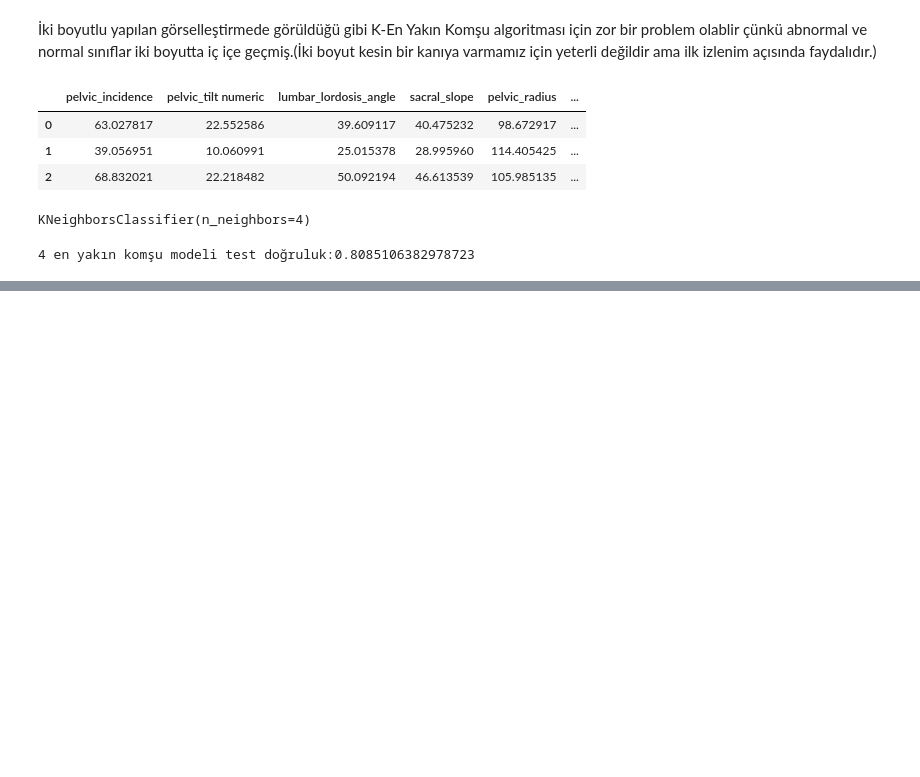
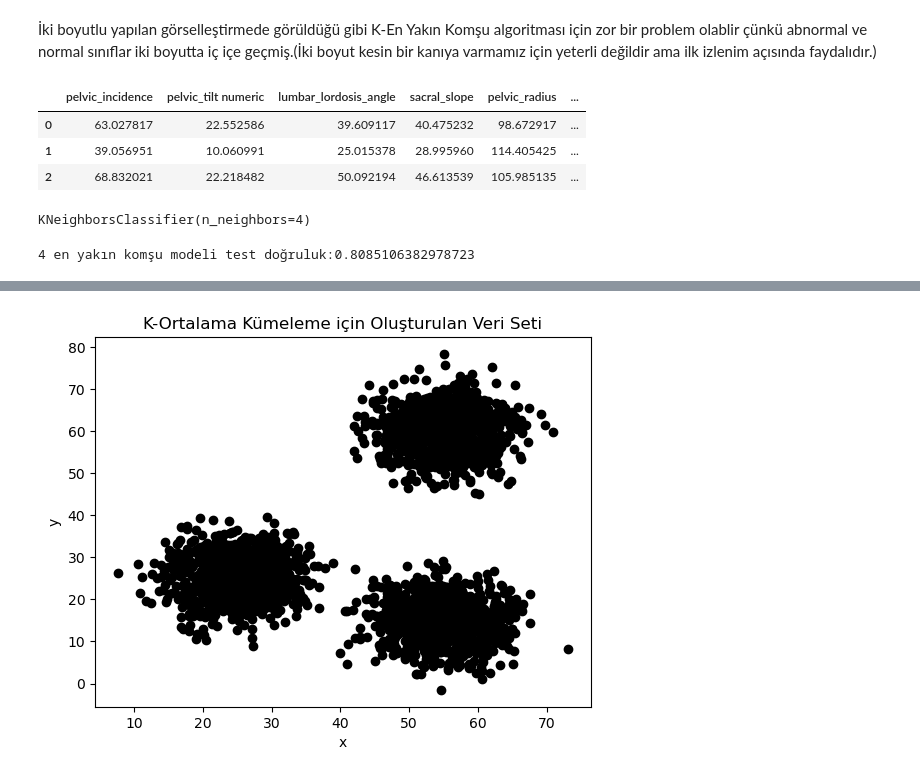
Before and after one commit to ErtugrulDay/Data-Analysis, a Jupyter notebook: 2yapay_zeka.ipynb, the cells around one changed output, grey strips where cells are left out. Saved outputs shown, nothing was run; the diff lists cells and outputs as text; code cells hidden in the pictures; blank space fills up the shorter version.

```diff
--- a/2yapay_zeka.ipynb
+++ b/2yapay_zeka.ipynb
@@ -489,0 +644,12 @@ print("{} en yakın komşu modeli test doğruluk:{}".format(komsu,knn.score(x_te
+# %%
+#K ort Alg. böyle görecek
+plt.figure()
+plt.scatter(x1,y1,color="black")
+plt.scatter(x2,y2,color="black")
+plt.scatter(x3,y3,color="black")
+plt.xlabel("x")
+plt.ylabel("y")
+plt.title("K-Ortalama Kümeleme için Oluşturulan Veri Seti")
+plt.show()
+# %% [output]
+[figure, added]
```
Also changed, not shown: parts of 28 cells of this notebook.
